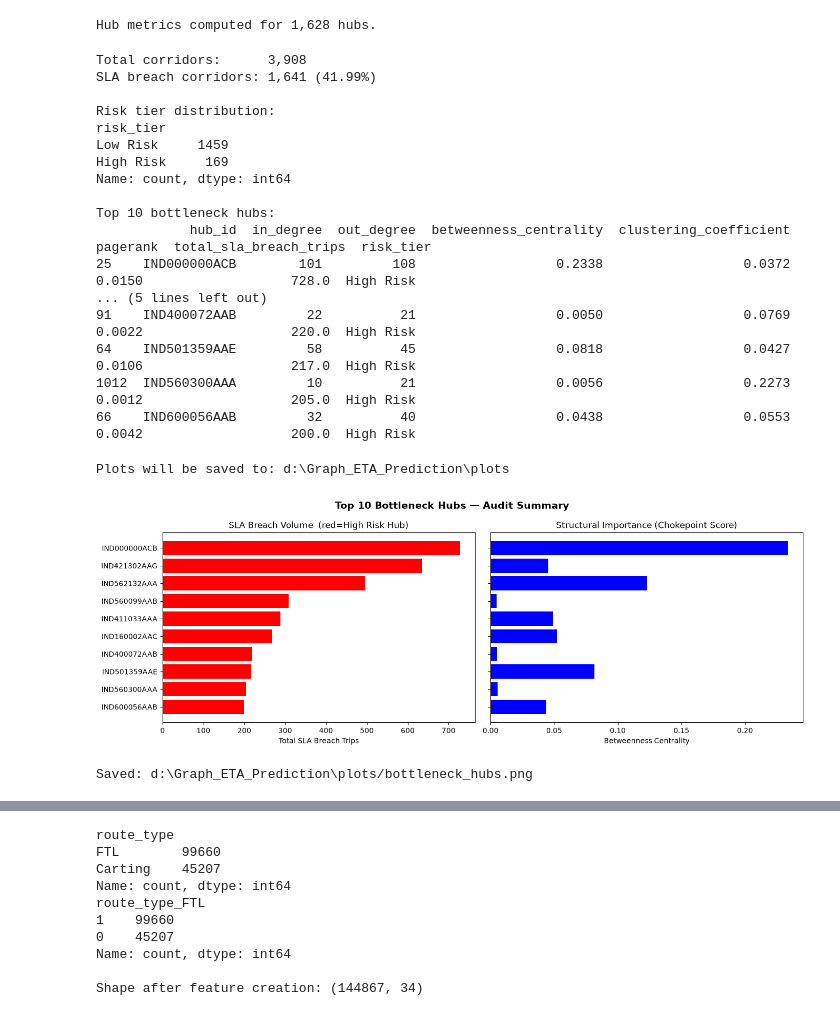
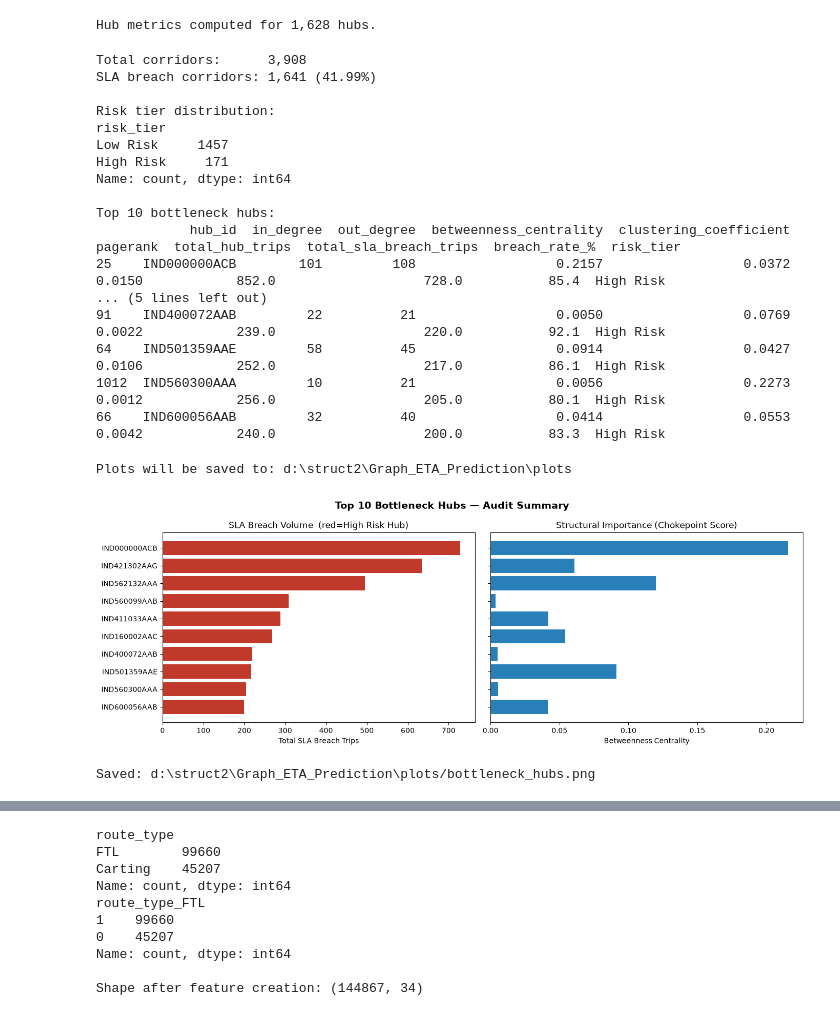
Before and after one commit to Himanshu7d3/Graph_ETA_Prediction, a Jupyter notebook: Graph_ETA_Prediction_Full_Pipeline.ipynb, the cells around one changed output, grey strips where cells are left out. Cells and saved outputs as stored; diff of their text form; code cells hidden in the pictures.

```diff
--- a/Graph_ETA_Prediction_Full_Pipeline.ipynb
+++ b/Graph_ETA_Prediction_Full_Pipeline.ipynb
@@ -68,15 +68,25 @@ Morning      25077
 Afternoon    19166
 Name: count, dtype: int64
 # %%
+# 80 / 10 / 10 Train, Validation, Test Split by trip_uuid
 trip_ids = df["trip_uuid"].drop_duplicates().to_numpy()
-train_trips, test_trips = train_test_split(
+train_trips, temp_trips = train_test_split(
     trip_ids,
     test_size=0.20,
     random_state=26
 )
+val_trips, test_trips = train_test_split(
+    temp_trips,
+    test_size=0.50,
+    random_state=26
+)
 
 df_train = df[df["trip_uuid"].isin(train_trips)].copy()
+df_val   = df[df["trip_uuid"].isin(val_trips)].copy()
 df_test  = df[df["trip_uuid"].isin(test_trips)].copy()
 
 train_idx = df_train.index
+val_idx   = df_val.index
 test_idx  = df_test.index
+
+print(f"Split breakdown: Train trips={len(train_trips):,} ({len(df_train):,} rows), Val trips={len(val_trips):,} ({len(df_val):,} rows), Test trips={len(test_trips):,} ({len(df_test):,} rows)")
@@ -142,11 +154,10 @@ Graph built — Nodes: 1,628  Edges: 3908
 # Compute graph-level metrics for each hub: degree, betweenness, clustering, PageRank
 in_degree   = dict(G.in_degree())
 out_degree  = dict(G.out_degree())
-betweenness = nx.betweenness_centrality(G, weight="weight", normalized=True)
+# Unweighted topological betweenness centrality to accurately measure network chokepoints
+betweenness = nx.betweenness_centrality(G, normalized=True)
 G_undirected = nx.Graph(G)
 clustering = nx.clustering(G_undirected)
-
-
 pagerank = nx.pagerank(G, weight="weight")
 
 hub_metrics = pd.DataFrame({
@@ -168,6 +179,13 @@ breach_corridors = corridors_df[(corridors_df["median_delay_ratio"] > sla_thresh
 print(f"Total corridors:      {len(corridors_df):,}")
 print(f"SLA breach corridors: {len(breach_corridors):,} ({100*len(breach_corridors)/len(corridors_df):.2f}%)")
 
+hub_total_counts = (
+    corridors_df
+    .groupby("source_center_raw")["total_trips"].sum()
+    .reset_index()
+    .rename(columns={"source_center_raw": "hub_id", "total_trips": "total_hub_trips"})
+)
+
 hub_breach_counts = (
     breach_corridors
     .groupby("source_center_raw")["total_trips"].sum()
@@ -175,7 +193,9 @@ hub_breach_counts = (
     .rename(columns={"source_center_raw": "hub_id", "total_trips": "total_sla_breach_trips"})
 )
 
-audit_df = pd.merge(hub_metrics, hub_breach_counts, on="hub_id", how="left").fillna(0)
+audit_df = pd.merge(hub_metrics, hub_total_counts, on="hub_id", how="left").fillna(0)
+audit_df = pd.merge(audit_df, hub_breach_counts, on="hub_id", how="left").fillna(0)
+audit_df["breach_rate_%"] = (audit_df["total_sla_breach_trips"] / np.maximum(audit_df["total_hub_trips"], 1) * 100).round(1)
 audit_df = audit_df.sort_values("total_sla_breach_trips", ascending=False)
 
 bc_thresh  = audit_df["betweenness_centrality"].quantile(0.75)
@@ -197,47 +217,47 @@ SLA breach corridors: 1,641 (41.99%)
 
 Risk tier distribution:
 risk_tier
-Low Risk     1459
-High Risk     169
+Low Risk     1457
+High Risk     171
 Name: count, dtype: int64
 
 Top 10 bottleneck hubs:
-            hub_id  in_degree  out_degree  betweenness_centrality  clustering_coefficient  pagerank  total_sla_breach_trips  risk_tier
-25    IND000000ACB        101         108                  0.2338                  0.0372    0.0150                   728.0  High Risk
+            hub_id  in_degree  out_degree  betweenness_centrality  clustering_coefficient  pagerank  total_hub_trips  total_sla_breach_trips  breach_rate_%  risk_tier
+25    IND000000ACB        101         108                  0.2157                  0.0372    0.0150            852.0                   728.0           85.4  High Risk
 ... (5 lines left out)
-91    IND400072AAB         22          21                  0.0050                  0.0769    0.0022                   220.0  High Risk
-64    IND501359AAE         58          45                  0.0818                  0.0427    0.0106                   217.0  High Risk
-1012  IND560300AAA         10          21                  0.0056                  0.2273    0.0012                   205.0  High Risk
-66    IND600056AAB         32          40                  0.0438                  0.0553    0.0042                   200.0  High Risk
+91    IND400072AAB         22          21                  0.0050                  0.0769    0.0022            239.0                   220.0           92.1  High Risk
+64    IND501359AAE         58          45                  0.0914                  0.0427    0.0106            252.0                   217.0           86.1  High Risk
+1012  IND560300AAA         10          21                  0.0056                  0.2273    0.0012            256.0                   205.0           80.1  High Risk
+66    IND600056AAB         32          40                  0.0414                  0.0553    0.0042            240.0                   200.0           83.3  High Risk
 # %%
 # Plot the top 10 bottleneck hubs by SLA breach trips and betweenness centrality
 PLOTS_DIR = os.path.join(BASE_DIR, "plots")
 os.makedirs(PLOTS_DIR, exist_ok=True)
 print(f"Plots will be saved to: {PLOTS_DIR}")
 
 top_hubs = audit_df.head(10)
 fig, axes = plt.subplots(1, 2, figsize=(14, 5),sharey=True)
 fig.suptitle("Top 10 Bottleneck Hubs — Audit Summary", fontsize=14, fontweight="bold")
 
-colors = ['red' if t == "High Risk" else 'red' for t in top_hubs["risk_tier"]]
+colors = ['#C0392B' if t == "High Risk" else '#888780' for t in top_hubs["risk_tier"]]
 
 axes[0].barh(top_hubs["hub_id"].astype(str), top_hubs["total_sla_breach_trips"], color=colors)
 axes[0].set_xlabel("Total SLA Breach Trips")
 axes[0].set_title("SLA Breach Volume  (red=High Risk Hub)")
 axes[0].invert_yaxis()
 
-axes[1].barh(top_hubs["hub_id"].astype(str), top_hubs["betweenness_centrality"], color="blue")
+axes[1].barh(top_hubs["hub_id"].astype(str), top_hubs["betweenness_centrality"], color="#2980B9")
 axes[1].set_xlabel("Betweenness Centrality")
 axes[1].set_title("Structural Importance (Chokepoint Score)")
 
 plt.tight_layout()
 plt.savefig(os.path.join(PLOTS_DIR, "bottleneck_hubs.png"), dpi=150, bbox_inches="tight")
 plt.show()
 print(f"Saved: {PLOTS_DIR}/bottleneck_hubs.png")
 # %% [output]
-Plots will be saved to: d:\Graph_ETA_Prediction\plots
+Plots will be saved to: d:\struct2\Graph_ETA_Prediction\plots
-[figure, old version]
+[figure, new version]
-Saved: d:\Graph_ETA_Prediction\plots/bottleneck_hubs.png
+Saved: d:\struct2\Graph_ETA_Prediction\plots/bottleneck_hubs.png
 # %%
 # Visualize the top 50 hubs as a network graph; node size = centrality, edge width = delay
 top50_hubs = audit_df.head(50)["hub_id"].tolist()
```
Also changed, not shown: parts of 25 cells of this notebook, 25 other files.
